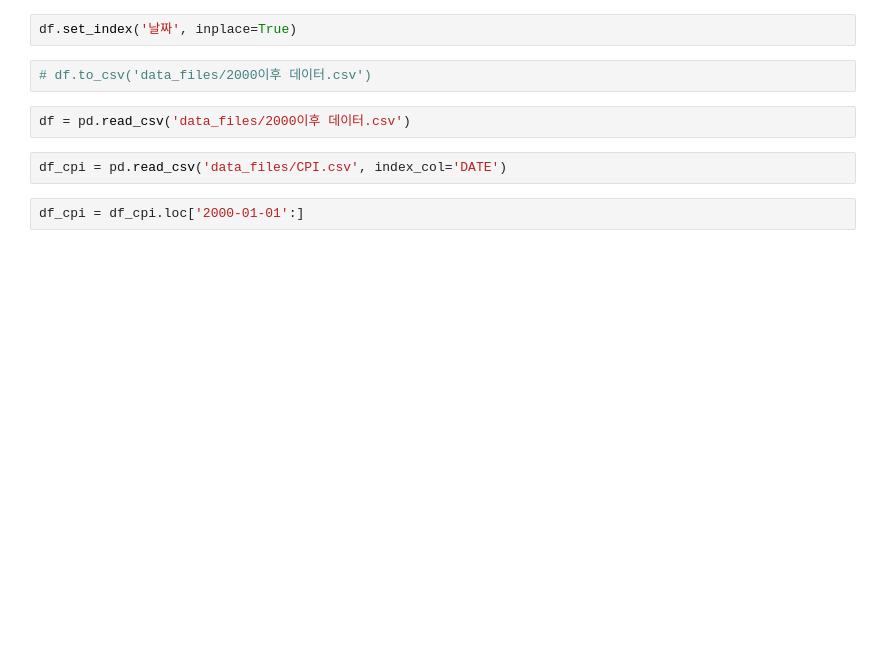
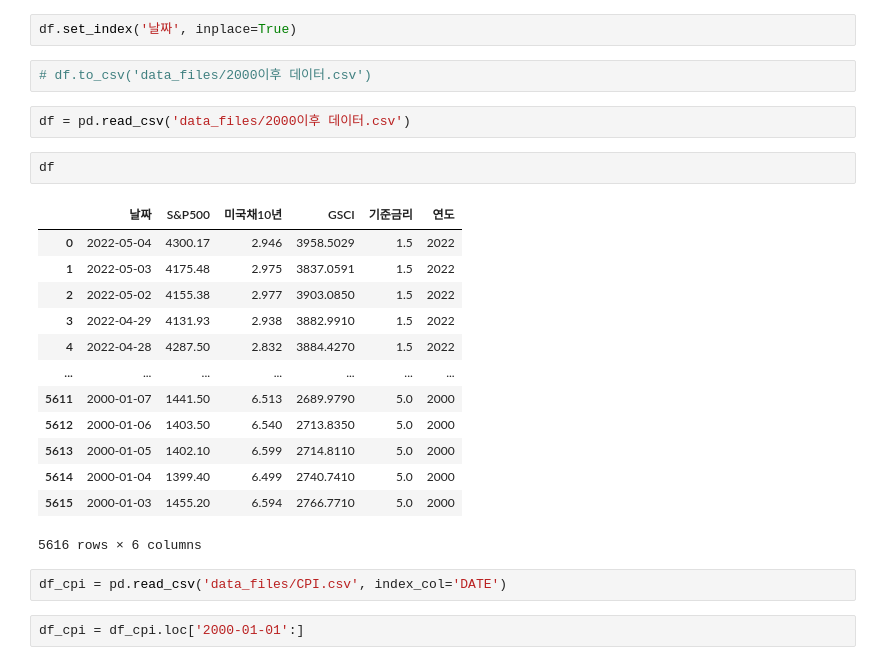
Before and after one commit to rjsgn1209/B-Project5, a Jupyter notebook: preprocessing.ipynb, the cells around one changed output. Saved outputs shown, nothing was run; the diff lists cells and outputs as text; blank space fills up the shorter version.

```diff
--- a/preprocessing.ipynb
+++ b/preprocessing.ipynb
@@ -334,6 +334,22 @@ df.set_index('날짜', inplace=True)
 # df.to_csv('data_files/2000이후 데이터.csv')
 # %%
 df = pd.read_csv('data_files/2000이후 데이터.csv')
+# %%
+df
+# %% [output]
+|  | 날짜 | S&P500 | 미국채10년 | GSCI | 기준금리 | 연도 |
+| 0 | 2022-05-04 | 4300.17 | 2.946 | 3958.5029 | 1.5 | 2022 |
+| 1 | 2022-05-03 | 4175.48 | 2.975 | 3837.0591 | 1.5 | 2022 |
+| 2 | 2022-05-02 | 4155.38 | 2.977 | 3903.0850 | 1.5 | 2022 |
+| 3 | 2022-04-29 | 4131.93 | 2.938 | 3882.9910 | 1.5 | 2022 |
+| 4 | 2022-04-28 | 4287.50 | 2.832 | 3884.4270 | 1.5 | 2022 |
+| ... | ... | ... | ... | ... | ... | ... |
+| 5611 | 2000-01-07 | 1441.50 | 6.513 | 2689.9790 | 5.0 | 2000 |
+| 5612 | 2000-01-06 | 1403.50 | 6.540 | 2713.8350 | 5.0 | 2000 |
+| 5613 | 2000-01-05 | 1402.10 | 6.599 | 2714.8110 | 5.0 | 2000 |
+| 5614 | 2000-01-04 | 1399.40 | 6.499 | 2740.7410 | 5.0 | 2000 |
+| 5615 | 2000-01-03 | 1455.20 | 6.594 | 2766.7710 | 5.0 | 2000 |
+5616 rows × 6 columns
 # %%
 df_cpi = pd.read_csv('data_files/CPI.csv', index_col='DATE')
 # %%
```
Also changed, not shown: parts of 26 cells of this notebook, 13 other files.
